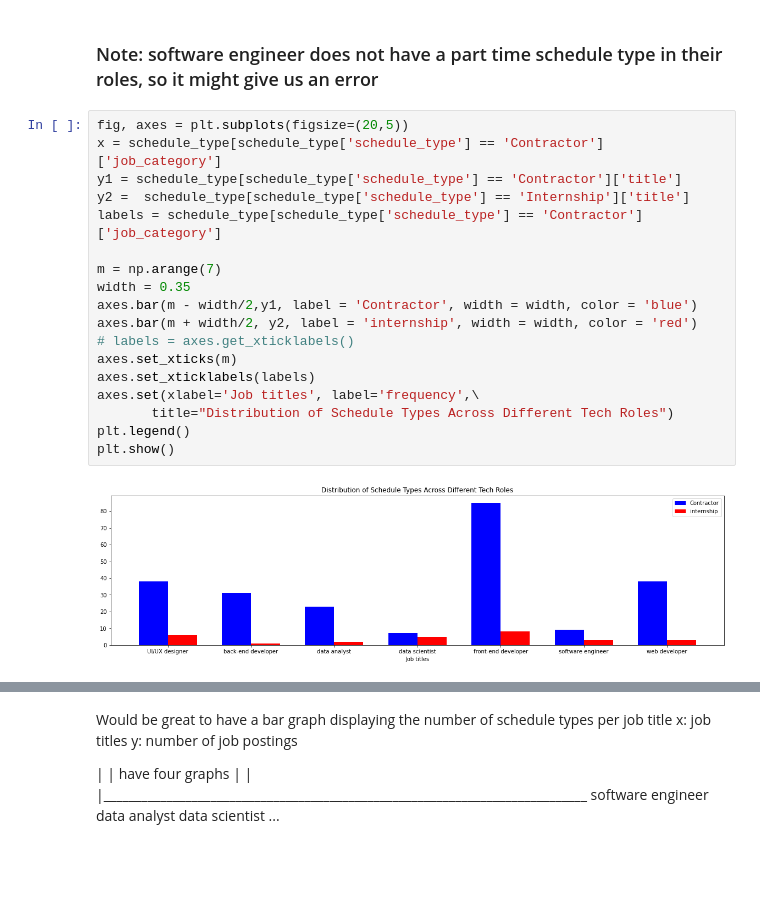
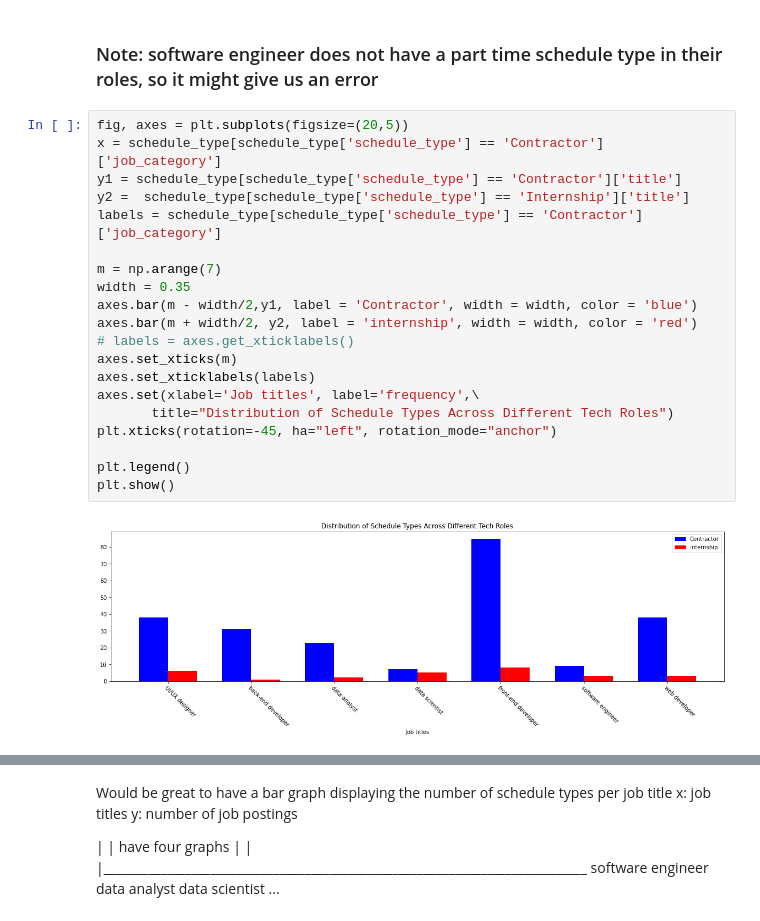
Before and after one commit to jperez29/TKH_casptone_project, a Jupyter notebook: jupyter notebooks/data_analysis_googleAPI.ipynb, the cells around one changed output, grey strips where cells are left out. Cells and saved outputs as stored; diff of their text form; blank space fills up the shorter version.

Commit message:
trying to create bar graphs for schedule_type

```diff
--- a/jupyter notebooks/data_analysis_googleAPI.ipynb
+++ b/jupyter notebooks/data_analysis_googleAPI.ipynb
@@ -181,20 +244,22 @@ schedule_type.head()
 # %%
 fig, axes = plt.subplots(figsize=(20,5))
 x = schedule_type[schedule_type['schedule_type'] == 'Contractor']['job_category']
 y1 = schedule_type[schedule_type['schedule_type'] == 'Contractor']['title']
 y2 =  schedule_type[schedule_type['schedule_type'] == 'Internship']['title']
 labels = schedule_type[schedule_type['schedule_type'] == 'Contractor']['job_category']
 
 m = np.arange(7)
 width = 0.35
 axes.bar(m - width/2,y1, label = 'Contractor', width = width, color = 'blue')
 axes.bar(m + width/2, y2, label = 'internship', width = width, color = 'red')
 # labels = axes.get_xticklabels()
 axes.set_xticks(m)
 axes.set_xticklabels(labels)
 axes.set(xlabel='Job titles', label='frequency',\
        title="Distribution of Schedule Types Across Different Tech Roles")
+plt.xticks(rotation=-45, ha="left", rotation_mode="anchor")
+
 plt.legend()
 plt.show()
 # %% [output]
-[figure, old version]
+[figure, new version]
```
Also changed, not shown: parts of 11 cells of this notebook.
